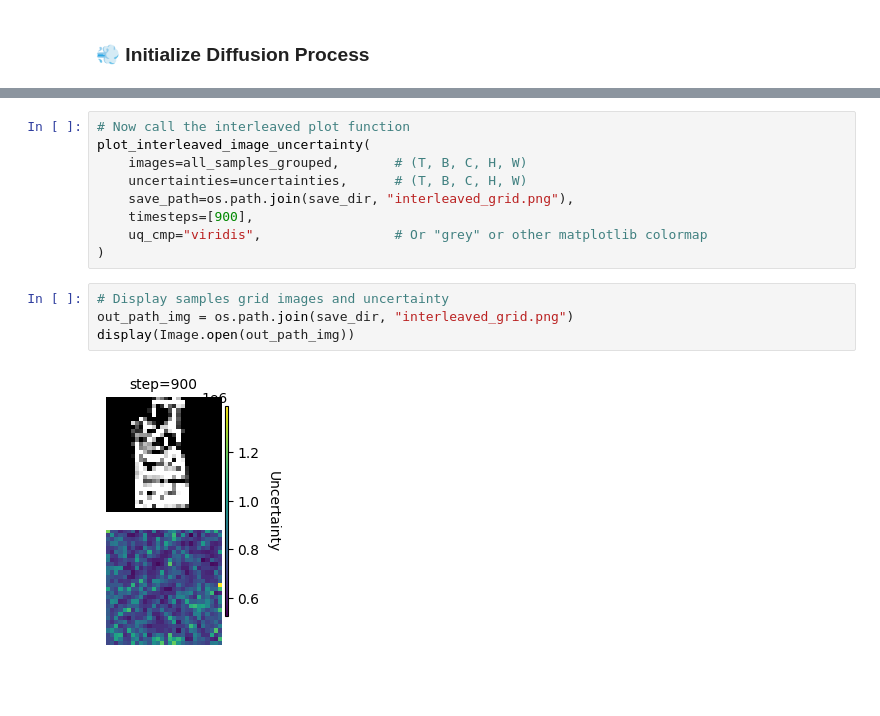
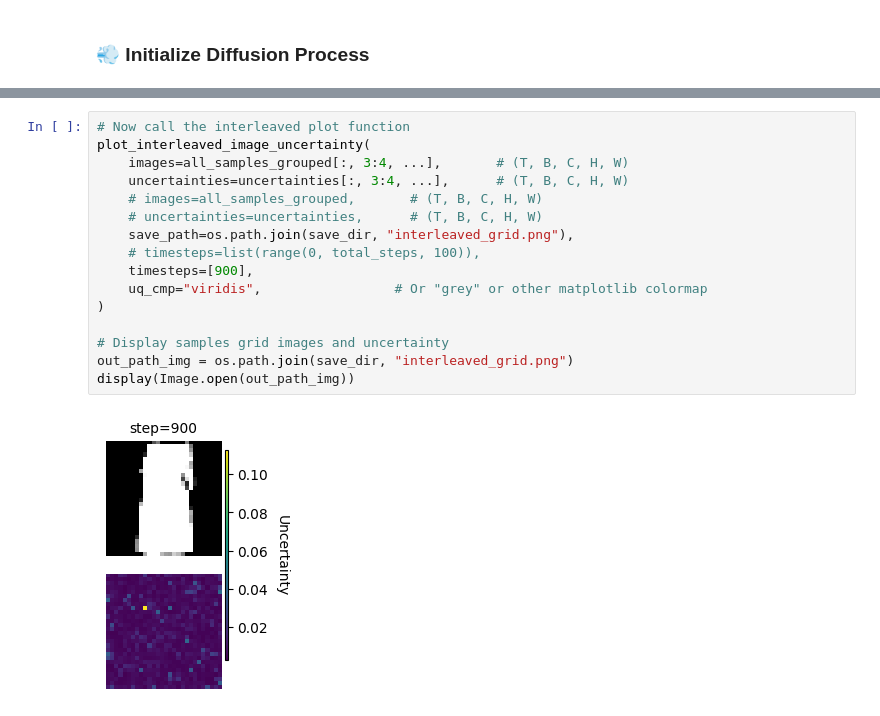
Before and after one commit to Jac-Zac/PML_DL_Final_Project, a Jupyter notebook: notebooks/notebook_llla_diff.ipynb, the cells around one changed output, grey strips where cells are left out. Saved outputs shown, nothing was run; the diff lists cells and outputs as text; blank space fills up the shorter version.

```diff
--- a/notebooks/notebook_llla_diff.ipynb
+++ b/notebooks/notebook_llla_diff.ipynb
@@ -429,18 +335,21 @@ def plot_interleaved_image_uncertainty(
 # %%
 # Now call the interleaved plot function
 plot_interleaved_image_uncertainty(
-    images=all_samples_grouped,       # (T, B, C, H, W)
-    uncertainties=uncertainties,      # (T, B, C, H, W)
+    images=all_samples_grouped[:, 3:4, ...],       # (T, B, C, H, W)
+    uncertainties=uncertainties[:, 3:4, ...],      # (T, B, C, H, W)
+    # images=all_samples_grouped,       # (T, B, C, H, W)
+    # uncertainties=uncertainties,      # (T, B, C, H, W)
     save_path=os.path.join(save_dir, "interleaved_grid.png"),
+    # timesteps=list(range(0, total_steps, 100)),
     timesteps=[900],
     uq_cmp="viridis",                 # Or "grey" or other matplotlib colormap
 )
+
+# Display samples grid images and uncertainty
+out_path_img = os.path.join(save_dir, "interleaved_grid.png")
+display(Image.open(out_path_img))
+# %% [output]
+[figure, added]
-# %%
-# Display samples grid images and uncertainty
-out_path_img = os.path.join(save_dir, "interleaved_grid.png")
-display(Image.open(out_path_img))
-# %% [output]
-[figure, removed]
 # %%
 # plot_uncertainty_sums(uncertainties, samples=[0,2,5]), save_path="uncertainty_plot.png")  # save to file only specific samples
 # Slice the first tensor dimension to only take every 50
```
Also changed, not shown: parts of 5 cells of this notebook, 2 other files.
